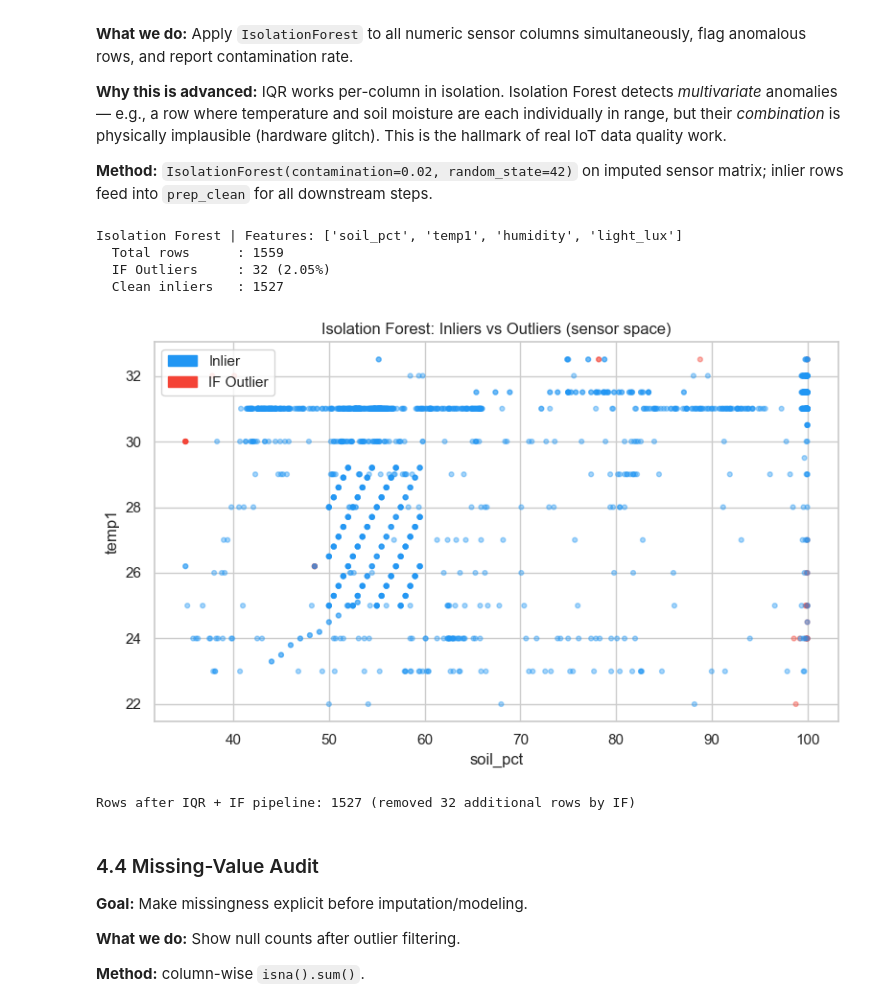
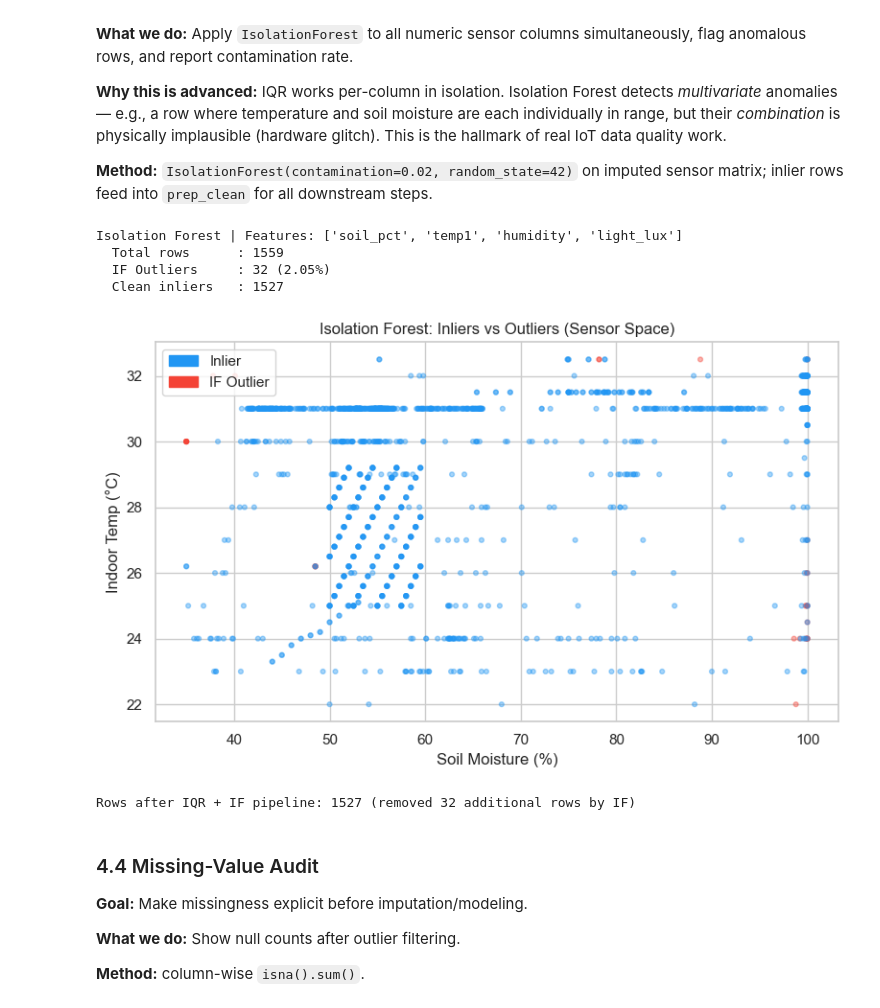
Before and after one commit to Plant-IQ/AutoGrow_DataAnalytics, a Jupyter notebook: data_analytics/AutoGrow.ipynb, the cells around one changed output. Saved outputs shown, nothing was run; the diff lists cells and outputs as text; code cells hidden in the pictures.

Commit message:
fix: make Isolation Forest plot axis labels human-readable

```diff
--- a/data_analytics/AutoGrow.ipynb
+++ b/data_analytics/AutoGrow.ipynb
@@ -581,37 +581,43 @@ if len(iso_cols) >= 2:
     n_total = len(iso_labels)
     print(f'Isolation Forest | Features: {iso_cols}')
     print(f'  Total rows      : {n_total}')
     print(f'  IF Outliers     : {n_outliers} ({100*n_outliers/n_total:.2f}%)')
     print(f'  Clean inliers   : {n_total - n_outliers}')
 
     # Visualise: IQR-only vs IQR+IF
     import matplotlib.patches as mpatches
     colors = ['#2196F3' if v == 1 else '#F44336' for v in iso_labels]
     fig, ax = plt.subplots(figsize=(8, 5))
     ax.scatter(iso_input_imp[:, 0], iso_input_imp[:, 1],
                c=colors, alpha=0.4, s=12)
     ax.legend(handles=[
         mpatches.Patch(color='#2196F3', label='Inlier'),
         mpatches.Patch(color='#F44336', label='IF Outlier')
     ])
-    ax.set_xlabel(iso_cols[0])
-    ax.set_ylabel(iso_cols[1])
-    ax.set_title('Isolation Forest: Inliers vs Outliers (sensor space)')
+    label_map = {
+        col_soil:      'Soil Moisture (%)',
+        col_temp_in:   'Indoor Temp (°C)',
+        col_hum_in:    'Indoor Humidity (%)',
+        col_light_lux: 'Light Intensity (lux)',
+    }
+    ax.set_xlabel(label_map.get(iso_cols[0], iso_cols[0].replace('_', ' ').title()))
+    ax.set_ylabel(label_map.get(iso_cols[1], iso_cols[1].replace('_', ' ').title()))
+    ax.set_title('Isolation Forest: Inliers vs Outliers (Sensor Space)')
     plt.tight_layout()
     plt.show()
 
     prep_clean = prep_iqr[prep_iqr['isolation_flag'] == 1].drop(columns=['isolation_flag']).copy()
     print(f'\nRows after IQR + IF pipeline: {len(prep_clean)} '
           f'(removed {len(prep_iqr) - len(prep_clean)} additional rows by IF)')
 else:
     print('Not enough sensor columns for Isolation Forest; using IQR-only filtered data.')
     prep_clean = prep_iqr.copy()
 # %% [output]
 Isolation Forest | Features: ['soil_pct', 'temp1', 'humidity', 'light_lux']
   Total rows      : 1559
   IF Outliers     : 32 (2.05%)
   Clean inliers   : 1527
-[figure, old version]
+[figure, new version]
 Rows after IQR + IF pipeline: 1527 (removed 32 additional rows by IF)
 # %% [markdown]
 ### 4.4 Missing-Value Audit
```
Also changed, not shown: parts of 1 cell of this notebook.
